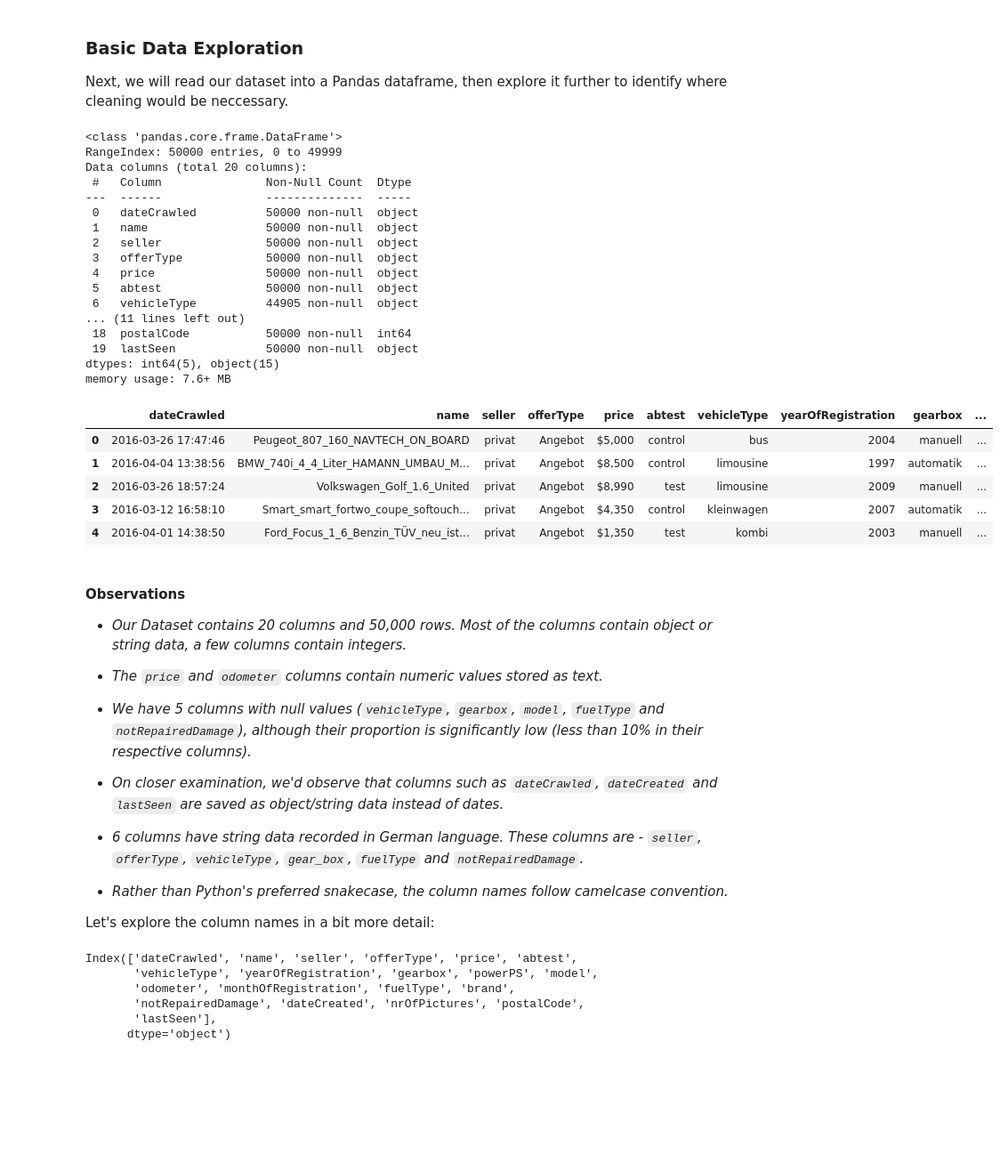
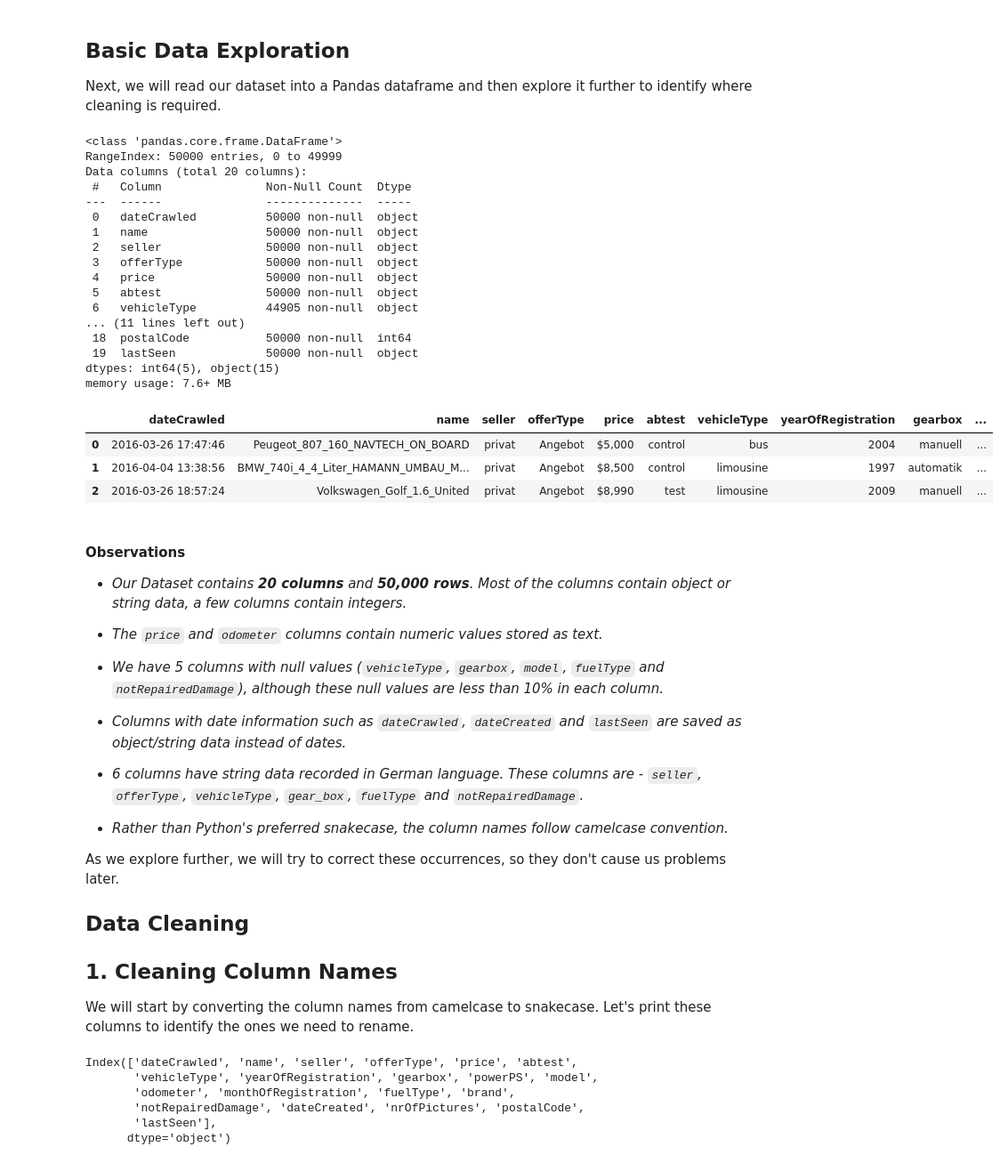
Before and after one commit to Lippins/Ebay_car_sales, a Jupyter notebook: notebook.ipynb, the cells around one changed output. Shown: that part at 89% size. Cells and saved outputs as stored; diff of their text form; code cells hidden in the pictures; blank space fills up the shorter version.

```diff
--- a/notebook.ipynb
+++ b/notebook.ipynb
@@ -65,54 +71,58 @@ import plotly.graph_objects as go
 # %% [markdown]
-### Basic Data Exploration
+## Basic Data Exploration
 
-Next, we will read our dataset into a Pandas dataframe, then explore it further to identify where cleaning would be neccessary.
+Next, we will read our dataset into a Pandas dataframe and then explore it further to identify where cleaning is required.
 # %%
 # Import dataset
 autos = pd.read_csv('autos.csv', encoding='Latin-1')
 
 # Explore dataset
 autos.info()
-autos.head()
+autos.head(3)
 # %% [output]
 <class 'pandas.core.frame.DataFrame'>
 RangeIndex: 50000 entries, 0 to 49999
 Data columns (total 20 columns):
  #   Column               Non-Null Count  Dtype
 ---  ------               --------------  -----
  0   dateCrawled          50000 non-null  object
  1   name                 50000 non-null  object
  2   seller               50000 non-null  object
  3   offerType            50000 non-null  object
  4   price                50000 non-null  object
  5   abtest               50000 non-null  object
  6   vehicleType          44905 non-null  object
 ... (11 lines left out)
  18  postalCode           50000 non-null  int64
  19  lastSeen             50000 non-null  object
 dtypes: int64(5), object(15)
 memory usage: 7.6+ MB
 |  | dateCrawled | name | seller | offerType | price | abtest | vehicleType | yearOfRegistration | gearbox | ... |
 | 0 | 2016-03-26 17:47:46 | Peugeot_807_160_NAVTECH_ON_BOARD | privat | Angebot | $5,000 | control | bus | 2004 | manuell | ... |
 | 1 | 2016-04-04 13:38:56 | BMW_740i_4_4_Liter_HAMANN_UMBAU_M... | privat | Angebot | $8,500 | control | limousine | 1997 | automatik | ... |
 | 2 | 2016-03-26 18:57:24 | Volkswagen_Golf_1.6_United | privat | Angebot | $8,990 | test | limousine | 2009 | manuell | ... |
-| 3 | 2016-03-12 16:58:10 | Smart_smart_fortwo_coupe_softouch... | privat | Angebot | $4,350 | control | kleinwagen | 2007 | automatik | ... |
-| 4 | 2016-04-01 14:38:50 | Ford_Focus_1_6_Benzin_TÜV_neu_ist... | privat | Angebot | $1,350 | test | kombi | 2003 | manuell | ... |
 # %% [markdown]
 #### Observations
 
-- *Our Dataset contains 20 columns and 50,000 rows. Most of the columns contain object or string data, a few columns contain integers.*
+- *Our Dataset contains **20 columns** and **50,000 rows**. Most of the columns contain object or string data, a few columns contain integers.*
 
 - *The `price` and `odometer` columns contain numeric values stored as text.*
 
-- *We have 5 columns with null values (`vehicleType`, `gearbox`, `model`, `fuelType` and `notRepairedDamage`), although their proportion is significantly low (less than 10% in their respective columns).*
+- *We have 5 columns with null values (`vehicleType`, `gearbox`, `model`, `fuelType` and `notRepairedDamage`), although these null values are less than 10% in each column.*
 
-- *On closer examination, we'd observe that columns such as `dateCrawled`, `dateCreated` and `lastSeen` are saved as object/string data instead of dates.*
+- *Columns with date information such as `dateCrawled`, `dateCreated` and `lastSeen` are saved as object/string data instead of dates.*
 
 - *6 columns have string data recorded in German language. These columns are - `seller`, `offerType`, `vehicleType`, `gear_box`, `fuelType` and `notRepairedDamage`.*
 
 - *Rather than Python's preferred snakecase, the column names follow camelcase convention.*
 
-Let's explore the column names in a bit more detail:
+As we explore further, we will try to correct these occurrences, so they don't cause us problems later.
+
+## Data Cleaning
+
+## 1. Cleaning Column Names
+
+We will start by converting the column names from camelcase to snakecase. Let's print these columns to identify the ones we need to rename.
 # %%
 autos.columns
 # %% [output]
```
Also changed, not shown: parts of 70 cells of this notebook.
